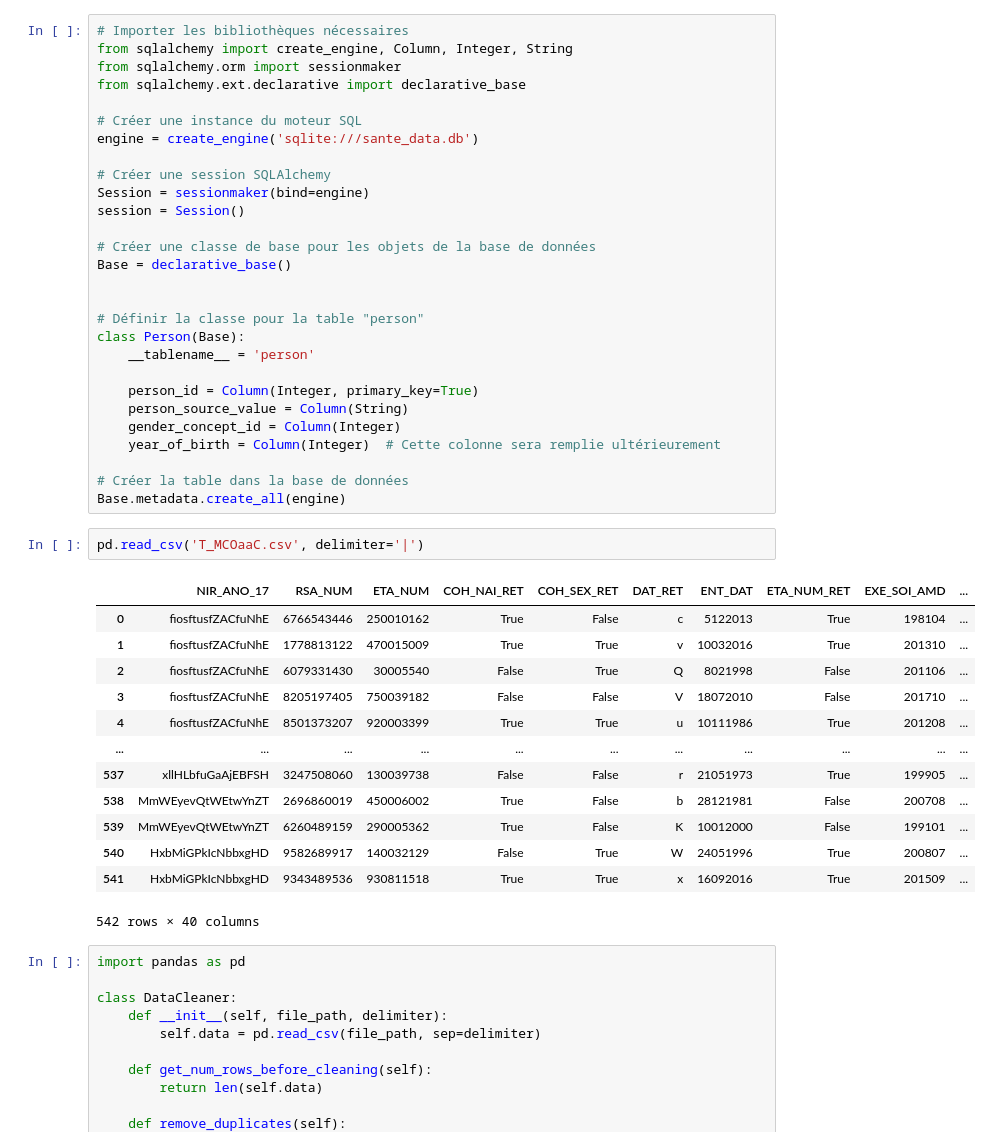
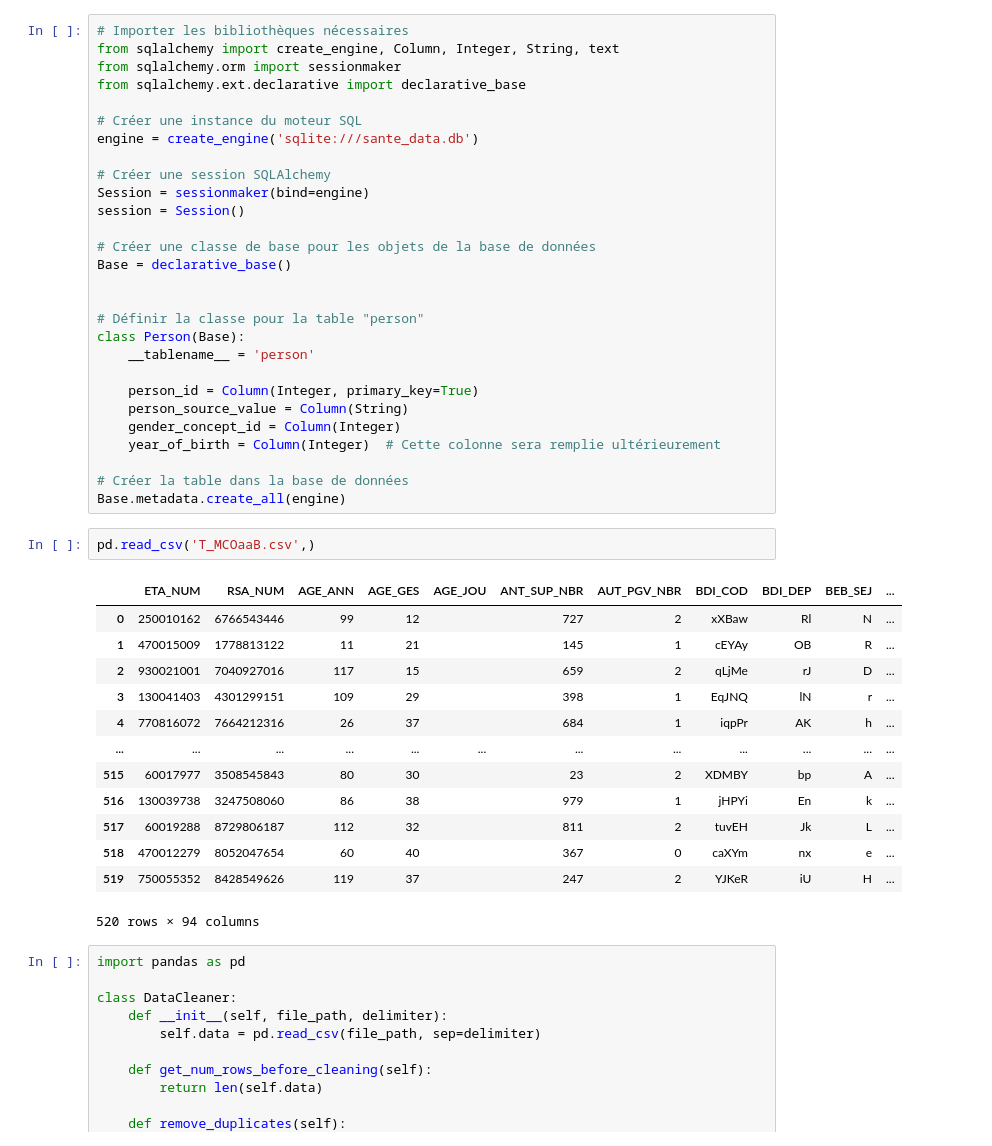
Before and after one commit to Ngueyap/Projet-HDH, a Jupyter notebook: Notebook.ipynb, the cells around one changed output. Cells and saved outputs as stored; diff of their text form.

```diff
--- a/Notebook.ipynb
+++ b/Notebook.ipynb
@@ -2,7 +2,7 @@
 <a href="https://colab.research.google.com/github/Ngueyap/Projet-HDH/blob/main/Notebook.ipynb" target="_parent"><img src="https://colab.research.google.com/assets/colab-badge.svg" alt="Open In Colab"/></a>
 # %%
 # Importer les bibliothèques nécessaires
-from sqlalchemy import create_engine, Column, Integer, String
+from sqlalchemy import create_engine, Column, Integer, String, text
 from sqlalchemy.orm import sessionmaker
 from sqlalchemy.ext.declarative import declarative_base
 
@@ -29,21 +29,21 @@ class Person(Base):
 # Créer la table dans la base de données
 Base.metadata.create_all(engine)
 # %%
-pd.read_csv('T_MCOaaC.csv', delimiter='|')
+pd.read_csv('T_MCOaaB.csv',)
 # %% [output]
-|  | NIR_ANO_17 | RSA_NUM | ETA_NUM | COH_NAI_RET | COH_SEX_RET | DAT_RET | ENT_DAT | ETA_NUM_RET | EXE_SOI_AMD | ... |
-| 0 | fiosftusfZACfuNhE | 6766543446 | 250010162 | True | False | c | 5122013 | True | 198104 | ... |
-| 1 | fiosftusfZACfuNhE | 1778813122 | 470015009 | True | True | v | 10032016 | True | 201310 | ... |
-| 2 | fiosftusfZACfuNhE | 6079331430 | 30005540 | False | True | Q | 8021998 | False | 201106 | ... |
-| 3 | fiosftusfZACfuNhE | 8205197405 | 750039182 | False | False | V | 18072010 | False | 201710 | ... |
-| 4 | fiosftusfZACfuNhE | 8501373207 | 920003399 | True | True | u | 10111986 | True | 201208 | ... |
-| ... | ... | ... | ... | ... | ... | ... | ... | ... | ... | ... |
-| 537 | xllHLbfuGaAjEBFSH | 3247508060 | 130039738 | False | False | r | 21051973 | True | 199905 | ... |
-| 538 | MmWEyevQtWEtwYnZT | 2696860019 | 450006002 | True | False | b | 28121981 | False | 200708 | ... |
-| 539 | MmWEyevQtWEtwYnZT | 6260489159 | 290005362 | True | False | K | 10012000 | False | 199101 | ... |
-| 540 | HxbMiGPkIcNbbxgHD | 9582689917 | 140032129 | False | True | W | 24051996 | True | 200807 | ... |
-| 541 | HxbMiGPkIcNbbxgHD | 9343489536 | 930811518 | True | True | x | 16092016 | True | 201509 | ... |
+|  | ETA_NUM | RSA_NUM | AGE_ANN | AGE_GES | AGE_JOU | ANT_SUP_NBR | AUT_PGV_NBR | BDI_COD | BDI_DEP | BEB_SEJ | ... |
+| 0 | 250010162 | 6766543446 | 99 | 12 |  | 727 | 2 | xXBaw | Rl | N | ... |
+| 1 | 470015009 | 1778813122 | 11 | 21 |  | 145 | 1 | cEYAy | OB | R | ... |
+| 2 | 930021001 | 7040927016 | 117 | 15 |  | 659 | 2 | qLjMe | rJ | D | ... |
+| 3 | 130041403 | 4301299151 | 109 | 29 |  | 398 | 1 | EqJNQ | lN | r | ... |
+| 4 | 770816072 | 7664212316 | 26 | 37 |  | 684 | 1 | iqpPr | AK | h | ... |
+| ... | ... | ... | ... | ... | ... | ... | ... | ... | ... | ... | ... |
+| 515 | 60017977 | 3508545843 | 80 | 30 |  | 23 | 2 | XDMBY | bp | A | ... |
+| 516 | 130039738 | 3247508060 | 86 | 38 |  | 979 | 1 | jHPYi | En | k | ... |
+| 517 | 60019288 | 8729806187 | 112 | 32 |  | 811 | 2 | tuvEH | Jk | L | ... |
+| 518 | 470012279 | 8052047654 | 60 | 40 |  | 367 | 0 | caXYm | nx | e | ... |
+| 519 | 750055352 | 8428549626 | 119 | 37 |  | 247 | 2 | YJKeR | iU | H | ... |
-542 rows × 40 columns
+520 rows × 94 columns
 # %%
 import pandas as pd
 
```
Also changed, not shown: parts of 3 cells of this notebook.
